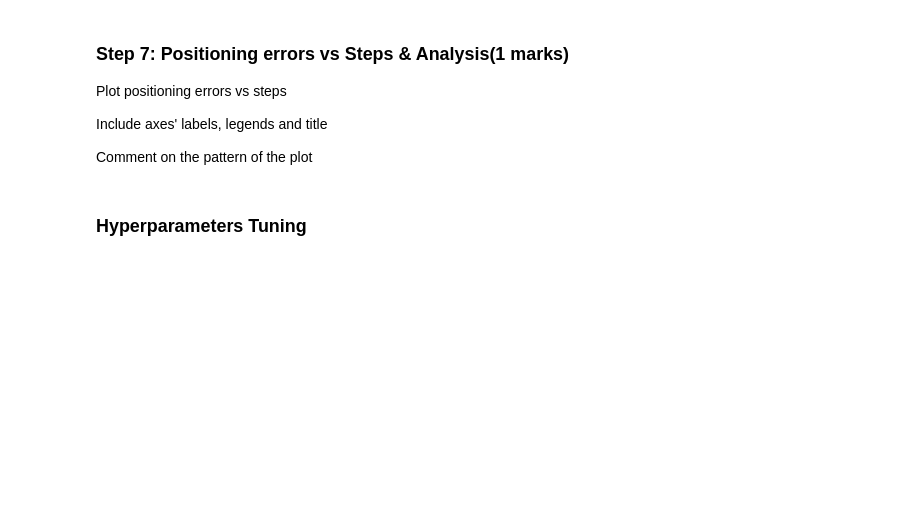
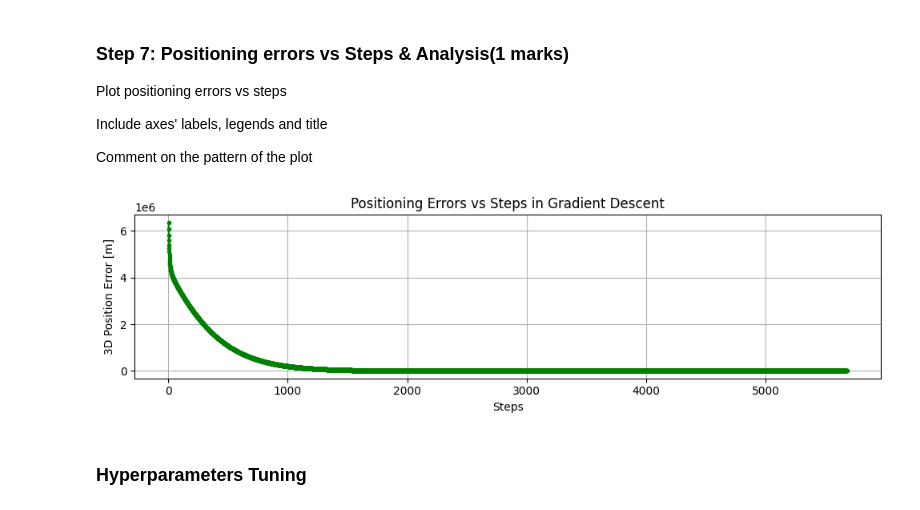
Before and after one commit to adamanastas/ENGG680_2025_Fall, a Jupyter notebook: Assignment2_Upload.ipynb, the cells around one changed output. Cells and saved outputs as stored; diff of their text form; code cells hidden in the pictures; blank space fills up the shorter version.

```diff
--- a/Assignment2_Upload.ipynb
+++ b/Assignment2_Upload.ipynb
@@ -459,3 +698,27 @@ plt.show()
+# %%
+
+fig, ax = plt.subplots(figsize=(10, 3))
+
+ax.plot(range(1, steps_count + 1), arr_err[:steps_count], color='g', marker='o', markersize=3, linestyle='-')
+
+# Labels, title, and grid
+ax.set_xlabel('Steps')
+ax.set_ylabel('3D Position Error [m]')
+ax.set_title('Positioning Errors vs Steps in Gradient Descent')
+ax.grid(True)
+
+# Layout adjustment
+fig.tight_layout()
+plt.show()
+
+# Comment on the pattern
+# (0.5 marks)
+# The plot shows a continuous decrease in 3D position errors as the number of steps increases.
+# Initially, the error reduction is rapid, which then slows down, suggesting that the algorithm is refining its estimate
+# and gradually closing in on the true receiver position. The error stabilizes at a relatively low value,
+# indicating successful convergence of the estimated position towards the GroundTruth.
+# %% [output]
+[figure, added]
 # %% [markdown]
 ### **Hyperparameters Tuning**
 # %% [markdown]
```
Also changed, not shown: parts of 40 cells of this notebook.
